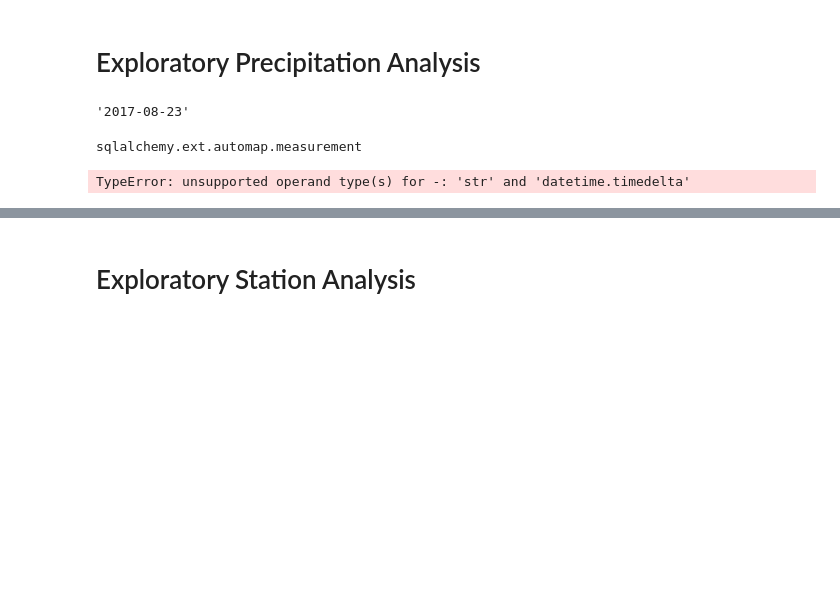
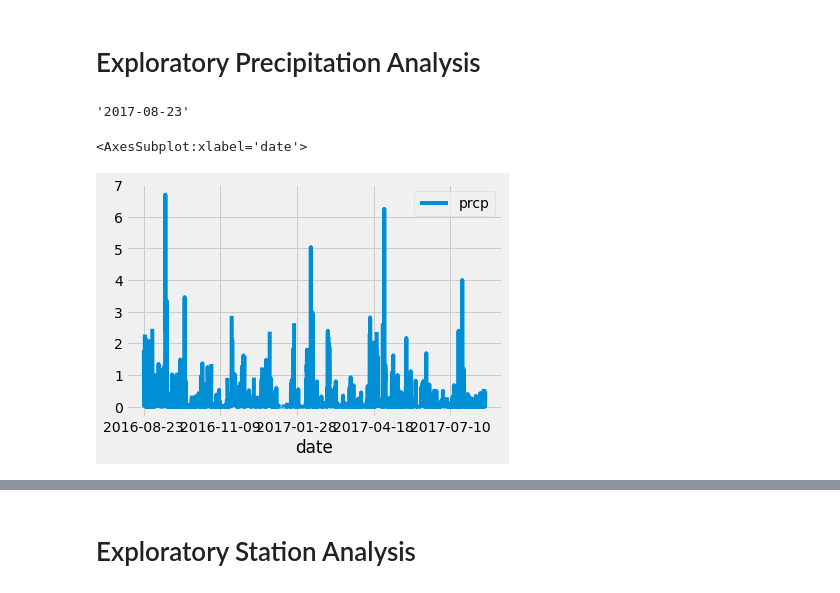
Before and after one commit to cannon-kaycee/sqlalchemy-challenge, a Jupyter notebook: climate_starter.ipynb, the cells around one changed output, grey strips where cells are left out. Saved outputs shown, nothing was run; the diff lists cells and outputs as text; code cells hidden in the pictures; blank space fills up the shorter version.

```diff
--- a/climate_starter.ipynb
+++ b/climate_starter.ipynb
@@ -51,33 +58,32 @@ recent_date=session.query(Measurement).order_by(Measurement.date.desc()).first()
 recent_date.date
 # %% [output]
 '2017-08-23'
-# %%
-type(recent_date)
-# %% [output]
-sqlalchemy.ext.automap.measurement
 # %%
 # Design a query to retrieve the last 12 months of precipitation data and plot the results.
 # Starting from the most recent data point in the database.
-
-year_ago = recent_date.date - dt.timedelta(days=365)
-
 # Calculate the date one year from the last date in data set.
 
-#year_ago=session.query(Measurement).order_by(Measurement.date)
+year_ago = dt.date(2017,8,23) - dt.timedelta(days=365)
 
 # Perform a query to retrieve the date and precipitation scores
 
-
+year_ago_data=session.query(Measurement.date, Measurement.prcp).filter(Measurement.date > '2016-08-22')
 
 # Save the query results as a Pandas DataFrame and set the index to the date column
 
-
+year_ago_data_df=pd.DataFrame(year_ago_data, columns=['date','prcp'])
+index_date=year_ago_data_df.set_index('date')
 
 # Sort the dataframe by date
 
+sorted_dates=index_date.sort_values('date')
+sorted_dates
 
 # Use Pandas Plotting with Matplotlib to plot the data
+
+sorted_dates.plot()
 # %% [output]
-TypeError: unsupported operand type(s) for -: 'str' and 'datetime.timedelta'
+<AxesSubplot:xlabel='date'>
+[figure, added]
 # %%
 # Use Pandas to calcualte the summary statistics for the precipitation data
```
Also changed, not shown: parts of 13 cells of this notebook.
